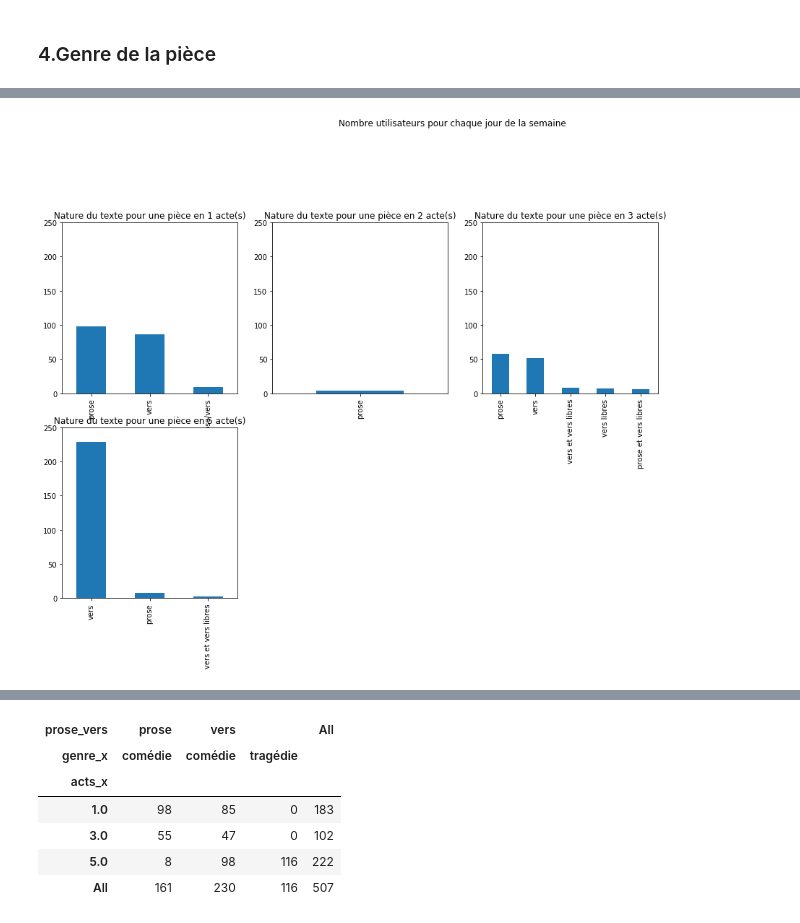
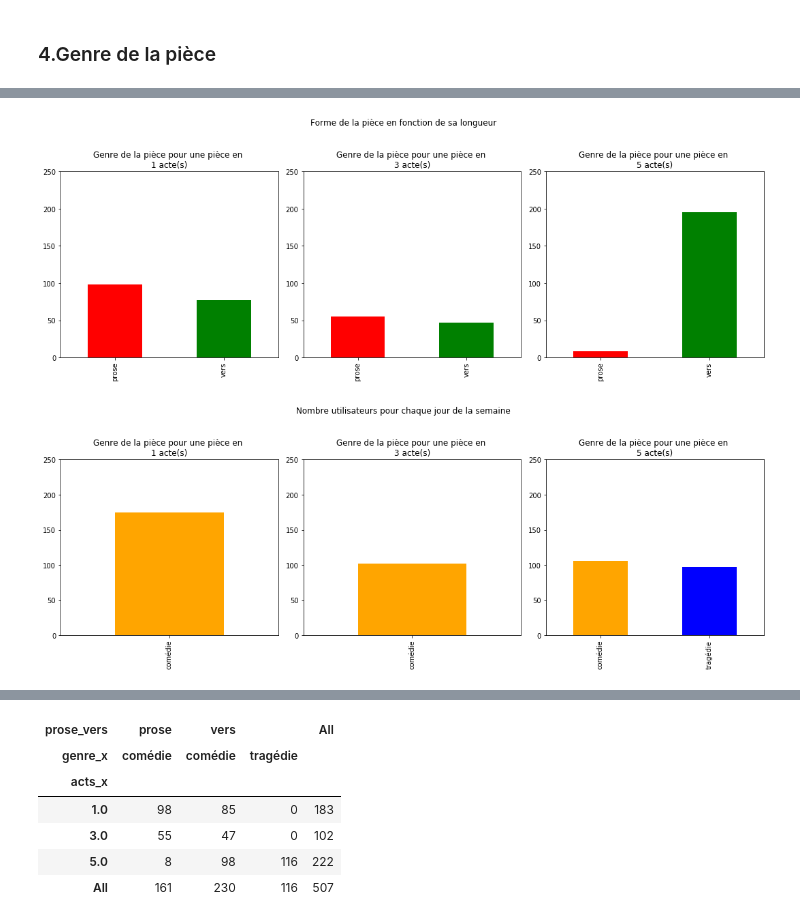
Before and after one commit to MathisGitHub/La-Com-die-Fran-aise-en-1733-1734-, a Jupyter notebook: Projet Comédie.ipynb, the cells around one changed output, grey strips where cells are left out. Cells and saved outputs as stored; diff of their text form; code cells hidden in the pictures.

```diff
--- a/Projet Comédie.ipynb
+++ b/Projet Comédie.ipynb
@@ -86,0 +40,4 @@ CF_saison.head(5)
+# %%
+## Petit ménage dans des données aberrantes (quelques pièces (Oeudipe) jouées 3 fois le même jour)
+
+CF_saison.drop_duplicates(subset=['title','performance_date'], inplace=True)
@@ -189,14 +242,35 @@ intermède                      1    0.176678
+# %%
+## En fonction du nombre d'acte de la pièce
+
+actes=[1.0, 3.0, 5.0]
+
+plt.figure(1,figsize = (20, 20))
+plt.suptitle('Forme de la pièce en fonction de sa longueur', y=1.1)
+
+for i in range(0,3) :
+    table = test[(test['acts_x'] == actes[i])]
+    x = table['prose_vers'].value_counts()
+    plt.xticks([0,1],['prose','vers'])
+    plt.tight_layout()
+    plt.subplot(1,3,i+1)
+    plt.title('Genre de la pièce pour une pièce en \n' +  str(int(actes[i]))  + ' acte(s)')
+    plt.ylim(ymax=250)
+    x.sort_index(axis=0).plot(kind='bar', figsize=(15, 5), color=['red', 'green'])
+# %% [output]
+[figure, added]
 # %%
 ## En fonction du nombre d'acte de la pièce
 
-actes=[1.0, 2.0, 3.0, 5.0]
+actes=[1.0, 3.0, 5.0]
 
 plt.figure(1,figsize = (20, 20))
-plt.suptitle('Nombre utilisateurs pour chaque jour de la semaine')
+plt.suptitle('Genre de la pièce en fonction de sa longueur', y=1.1)
 
-for i in actes :
-    plt.subplot(4,4,i, title="Nature du texte pour une pièce en " + str(int(i)) + ' acte(s)')
+for i in range(0,3) :
+    plt.tight_layout()
+    plt.subplot(1,3,i+1)
+    plt.title('Genre de la pièce pour une pièce en \n' +  str(int(actes[i]))  + ' acte(s)')
     plt.ylim(ymax=250)
-    CF_saison[(CF_saison['acts_x'] == i)]['prose_vers'].value_counts().plot(kind='bar')
+    test[(test['acts_x'] == actes[i])]['genre_x'].value_counts().plot(kind='bar', figsize=(15, 5), color=['orange', 'blue'])
 # %% [output]
-[figure, old version]
+[figure, new version]
```
Also changed, not shown: parts of 45 cells of this notebook.
